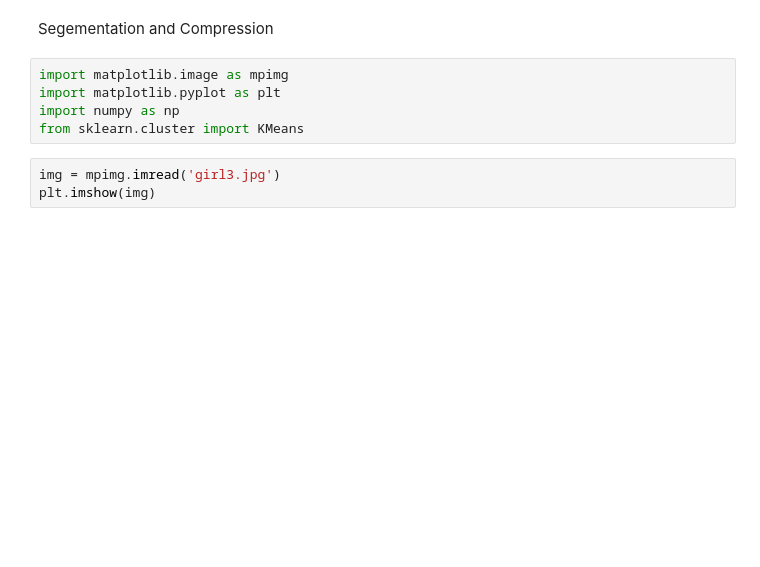
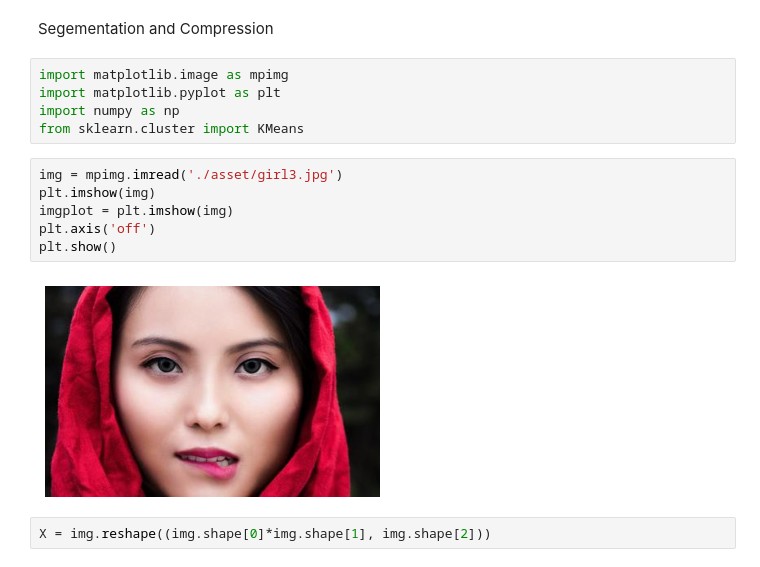
Before and after one commit to kaikai6901/machine_learning, a Jupyter notebook: first_project/kmeans_cluster/kmeans2.ipynb, the cells around one changed output. Cells and saved outputs as stored; diff of their text form; blank space fills up the shorter version.

```diff
--- a/first_project/kmeans_cluster/kmeans2.ipynb
+++ b/first_project/kmeans_cluster/kmeans2.ipynb
@@ -97,5 +97,12 @@ import matplotlib.pyplot as plt
 import numpy as np
 from sklearn.cluster import KMeans
 # %%
-img = mpimg.imread('girl3.jpg')
+img = mpimg.imread('./asset/girl3.jpg')
 plt.imshow(img)
+imgplot = plt.imshow(img)
+plt.axis('off')
+plt.show()
+# %% [output]
+[figure, added]
+# %%
+X = img.reshape((img.shape[0]*img.shape[1], img.shape[2]))
```
Also changed, not shown: parts of 5 cells of this notebook, 5 other files.
